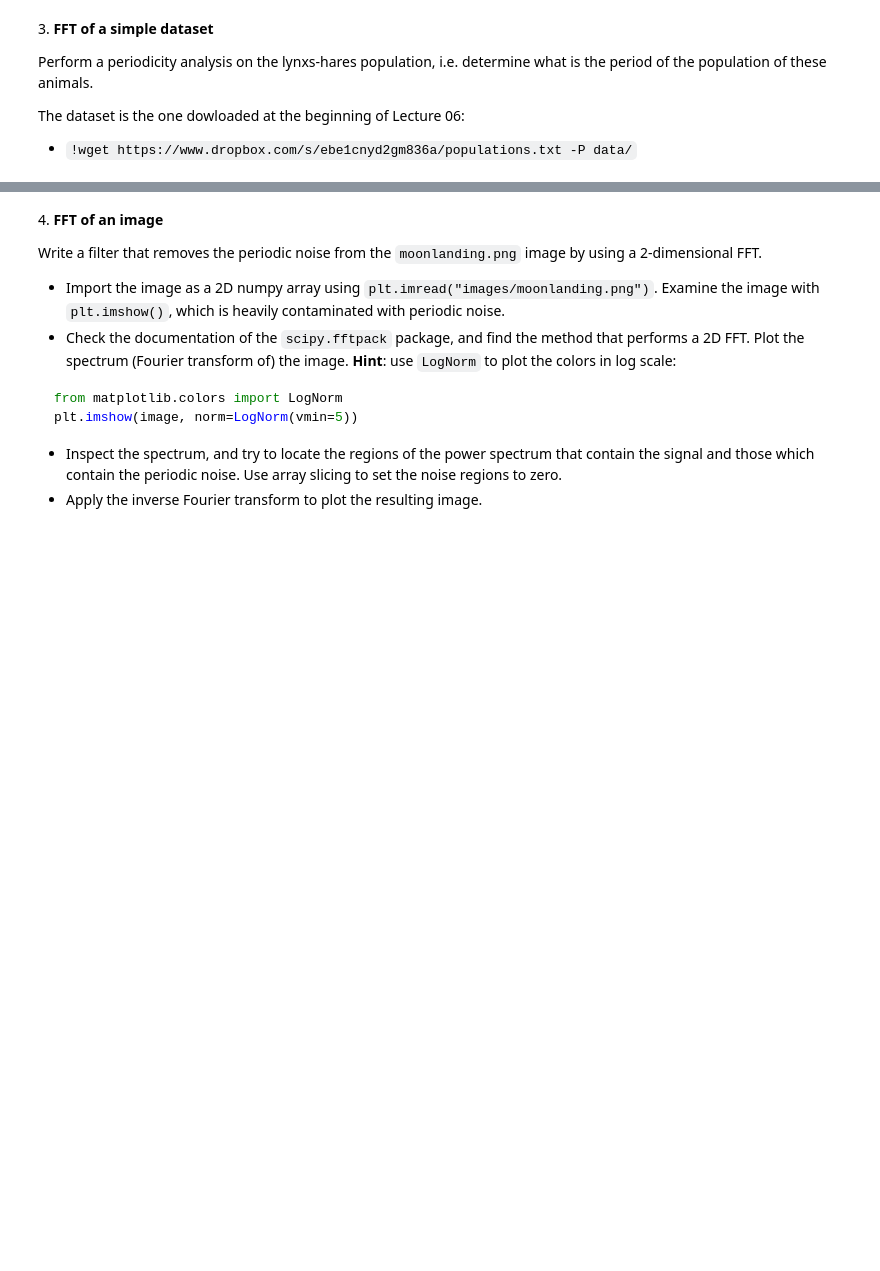
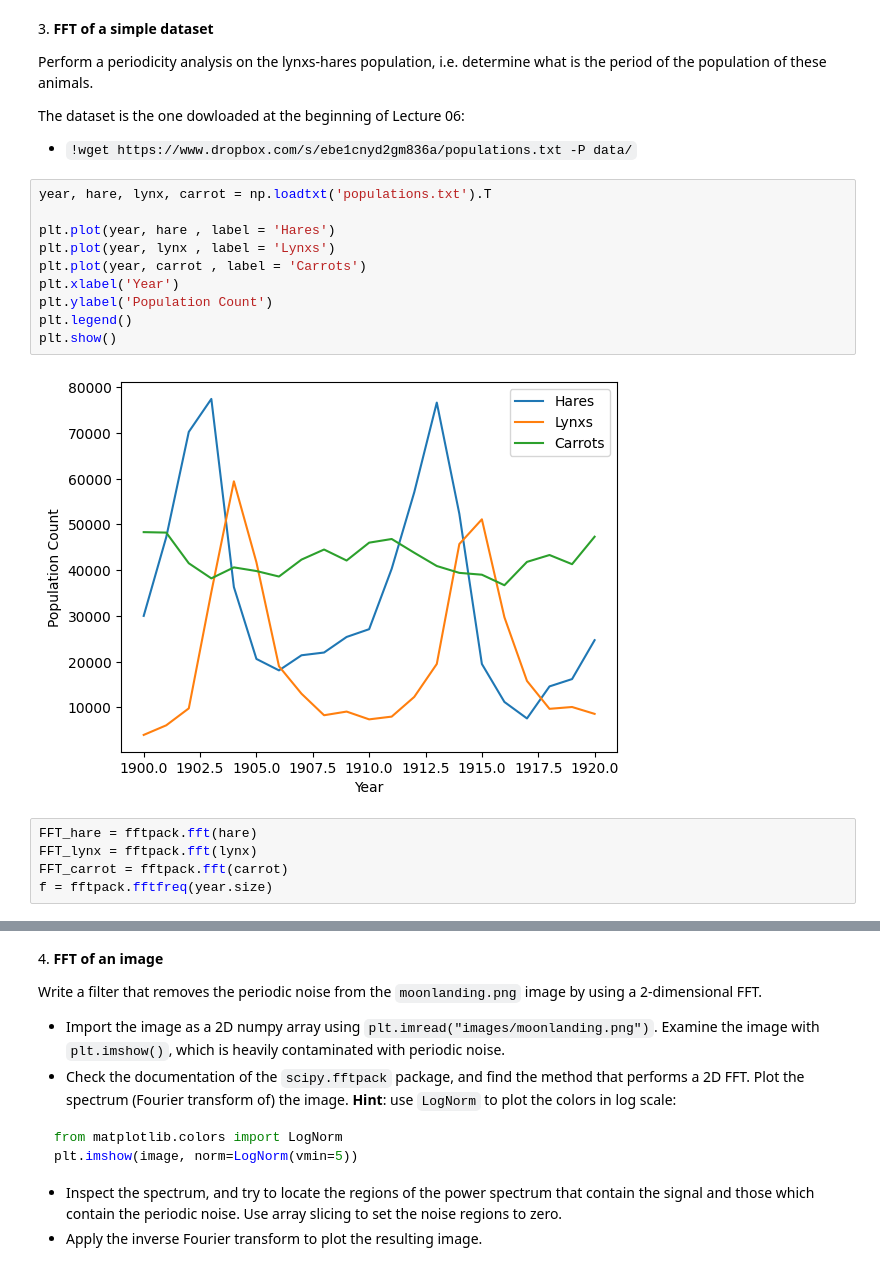
Before and after one commit to cemreaka/ScientificComputingWithPython2022, a Jupyter notebook: 9/09ex_numerical.ipynb, the cells around one changed output, grey strips where cells are left out. Cells and saved outputs as stored; diff of their text form; blank space fills up the shorter version.

```diff
--- a/9/09ex_numerical.ipynb
+++ b/9/09ex_numerical.ipynb
@@ -72,3 +110,20 @@ Perform a periodicity analysis on the lynxs-hares population, i.e. determine wha
 The dataset is the one dowloaded at the beginning of Lecture 06:
 
  - `!wget https://www.dropbox.com/s/ebe1cnyd2gm836a/populations.txt -P data/`
+# %%
+year, hare, lynx, carrot = np.loadtxt('populations.txt').T
+
+plt.plot(year, hare , label = 'Hares')
+plt.plot(year, lynx , label = 'Lynxs')
+plt.plot(year, carrot , label = 'Carrots')
+plt.xlabel('Year')
+plt.ylabel('Population Count')
+plt.legend()
+plt.show()
+# %% [output]
+[figure, added]
+# %%
+FFT_hare = fftpack.fft(hare)
+FFT_lynx = fftpack.fft(lynx)
+FFT_carrot = fftpack.fft(carrot)
+f = fftpack.fftfreq(year.size)
```
Also changed, not shown: parts of 16 cells of this notebook, 1 other file.
